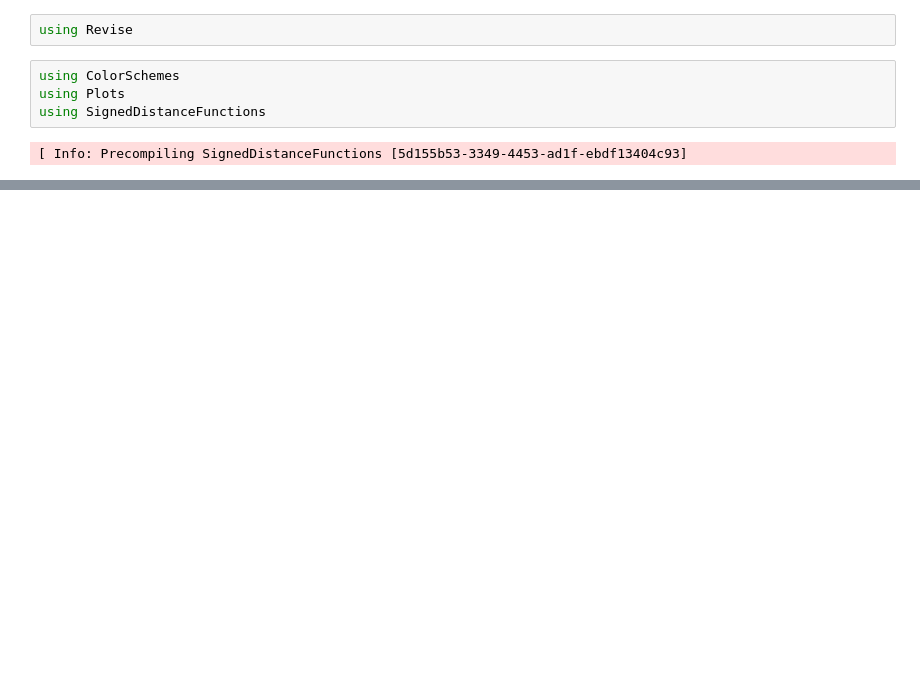
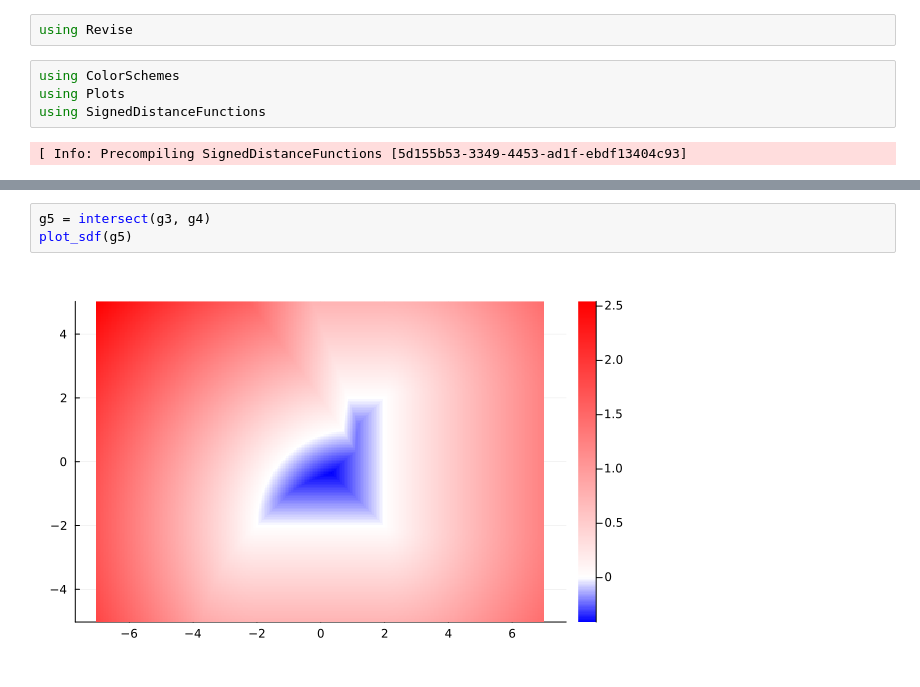
Before and after one commit to tpgillam/SignedDistanceFunctions.jl, a Jupyter notebook: examples/examples.ipynb, the cells around one changed output, grey strips where cells are left out. Cells and saved outputs as stored; diff of their text form; blank space fills up the shorter version.

```diff
--- a/examples/examples.ipynb
+++ b/examples/examples.ipynb
@@ -52,0 +63,5 @@ plot_sdf(scale(Cube{2}(), 4.0))
+# %%
+g5 = intersect(g3, g4)
+plot_sdf(g5)
+# %% [output]
+[figure, added]
```
Also changed, not shown: parts of 6 cells of this notebook.
